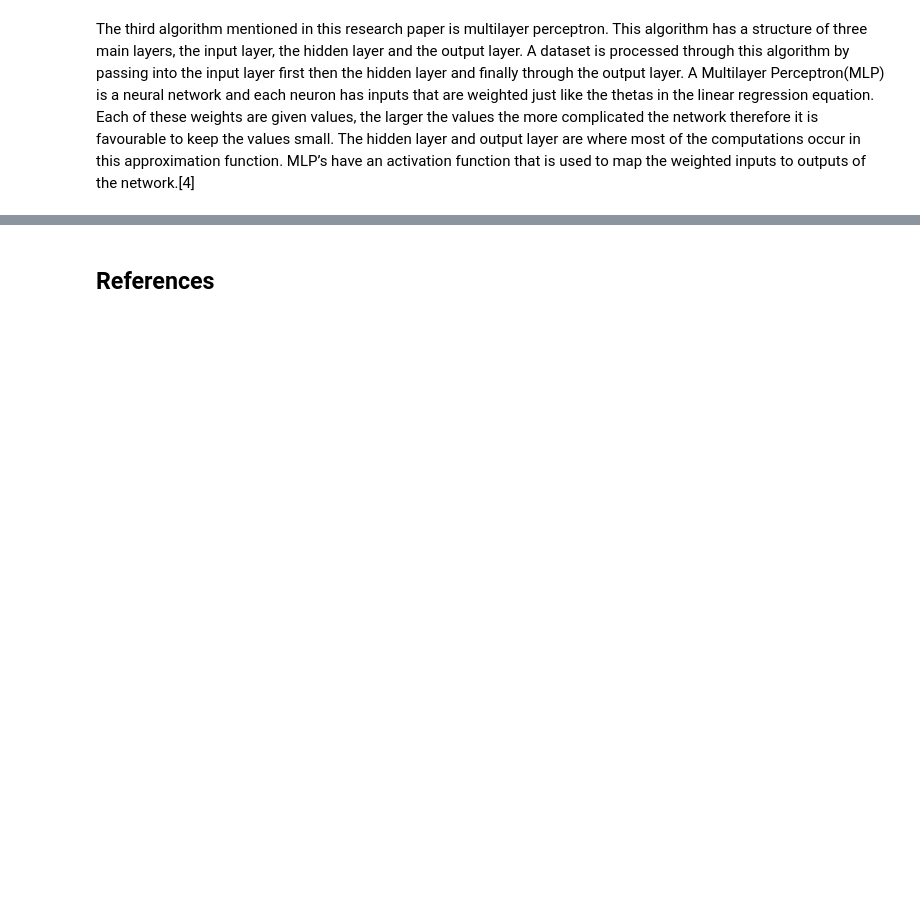
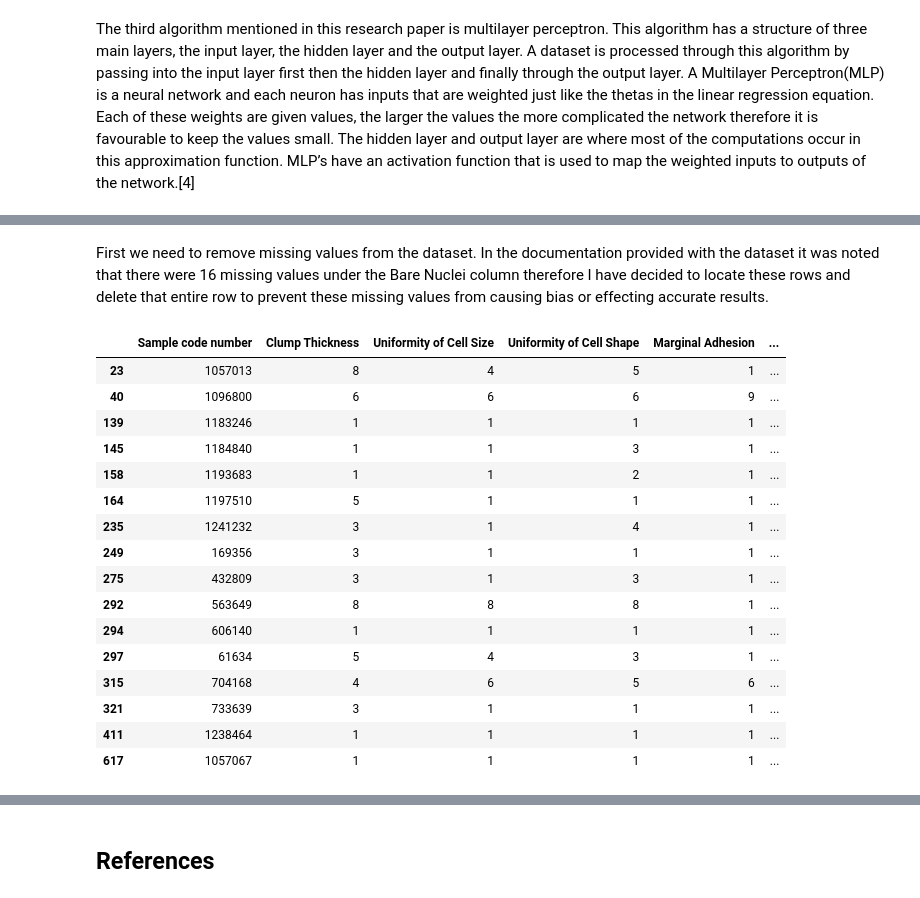
Before and after one commit to MegTully/Programming_For_DA_Project2, a Jupyter notebook: Programming_For_DA_Project2.ipynb, the cells around one changed output, grey strips where cells are left out. Cells and saved outputs as stored; diff of their text form; code cells hidden in the pictures; blank space fills up the shorter version.

```diff
--- a/Programming_For_DA_Project2.ipynb
+++ b/Programming_For_DA_Project2.ipynb
@@ -37,0 +38,24 @@ NameError: name 'data' is not defined
+# %% [markdown]
+First we need to remove missing values from the dataset. In the documentation provided with the dataset it was noted that there were 16 missing values under the Bare Nuclei column therefore I have decided to locate these rows and delete that entire row to prevent these missing values from causing bias or effecting accurate results.
+# %%
+#Find the rows where Bare Nuclei is equal to ?
+missing_values=dataset.loc[dataset.loc[:,'Bare Nuclei']=='?']
+missing_values
+# %% [output]
+|  | Sample code number | Clump Thickness | Uniformity of Cell Size | Uniformity of Cell Shape | Marginal Adhesion | ... |
+| 23 | 1057013 | 8 | 4 | 5 | 1 | ... |
+| 40 | 1096800 | 6 | 6 | 6 | 9 | ... |
+| 139 | 1183246 | 1 | 1 | 1 | 1 | ... |
+| 145 | 1184840 | 1 | 1 | 3 | 1 | ... |
+| 158 | 1193683 | 1 | 1 | 2 | 1 | ... |
+| 164 | 1197510 | 5 | 1 | 1 | 1 | ... |
+| 235 | 1241232 | 3 | 1 | 4 | 1 | ... |
+| 249 | 169356 | 3 | 1 | 1 | 1 | ... |
+| 275 | 432809 | 3 | 1 | 3 | 1 | ... |
+| 292 | 563649 | 8 | 8 | 8 | 1 | ... |
+| 294 | 606140 | 1 | 1 | 1 | 1 | ... |
+| 297 | 61634 | 5 | 4 | 3 | 1 | ... |
+| 315 | 704168 | 4 | 6 | 5 | 6 | ... |
+| 321 | 733639 | 3 | 1 | 1 | 1 | ... |
+| 411 | 1238464 | 1 | 1 | 1 | 1 | ... |
+| 617 | 1057067 | 1 | 1 | 1 | 1 | ... |
```
Also changed, not shown: parts of 25 cells of this notebook, 1 other file.
